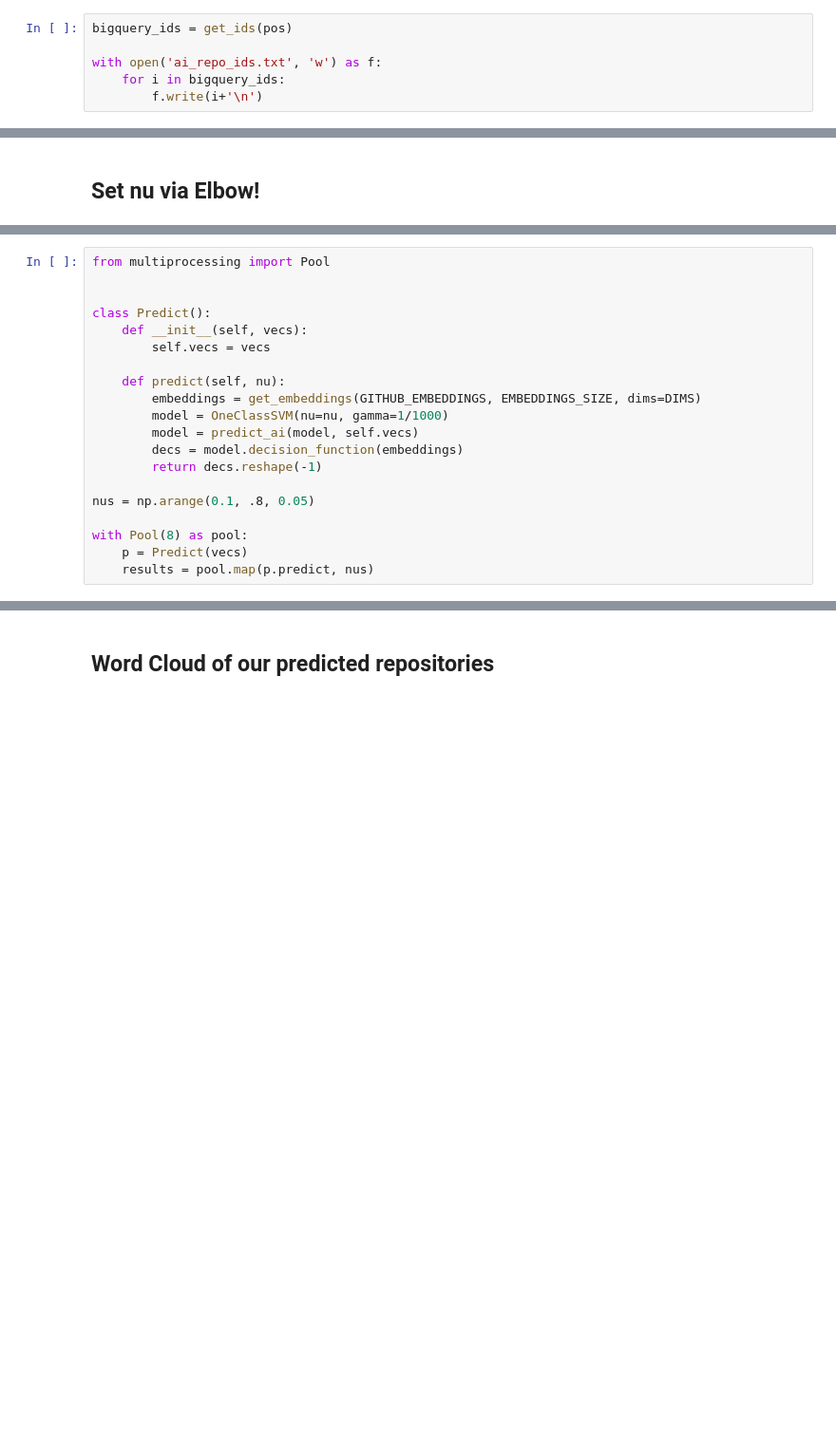
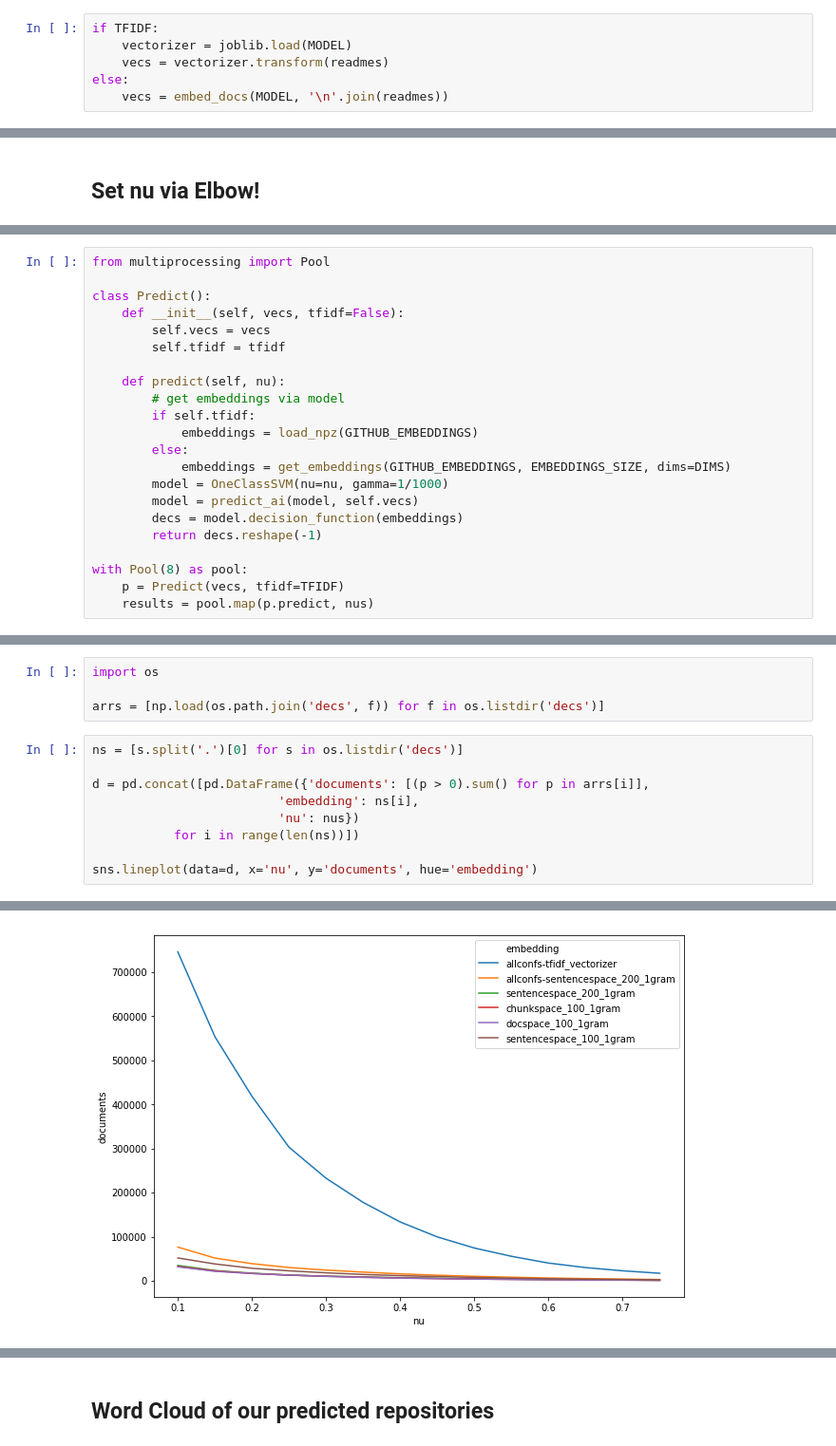
Before and after one commit to nandanrao/embed-software, a Jupyter notebook: test-sentence-embeddings.ipynb, the cells around one changed output, grey strips where cells are left out. Shown: that part at 95% size. Saved outputs shown, nothing was run; the diff lists cells and outputs as text; blank space fills up the shorter version.

Commit message:
comparing decision data across models

```diff
--- a/test-sentence-embeddings.ipynb
+++ b/test-sentence-embeddings.ipynb
@@ -87,9 +71,9 @@ print_random(pos)
-# %%
-bigquery_ids = get_ids(pos)
-
-with open('ai_repo_ids.txt', 'w') as f:
-    for i in bigquery_ids:
-        f.write(i+'\n')
+# %%
+if TFIDF:
+    vectorizer = joblib.load(MODEL)
+    vecs = vectorizer.transform(readmes)
+else:
+    vecs = embed_docs(MODEL, '\n'.join(readmes))
 # %% [markdown]
 ## Results
 
@@ -101,20 +87,22 @@ with open('ai_repo_ids.txt', 'w') as f:
 # %%
 from multiprocessing import Pool
 
-
 class Predict():
-    def __init__(self, vecs):
+    def __init__(self, vecs, tfidf=False):
         self.vecs = vecs
+        self.tfidf = tfidf
 
     def predict(self, nu):
-        embeddings = get_embeddings(GITHUB_EMBEDDINGS, EMBEDDINGS_SIZE, dims=DIMS)
+        # get embeddings via model
+        if self.tfidf:
+            embeddings = load_npz(GITHUB_EMBEDDINGS)
+        else:
+            embeddings = get_embeddings(GITHUB_EMBEDDINGS, EMBEDDINGS_SIZE, dims=DIMS)
         model = OneClassSVM(nu=nu, gamma=1/1000)
         model = predict_ai(model, self.vecs)
         decs = model.decision_function(embeddings)
         return decs.reshape(-1)
 
-nus = np.arange(0.1, .8, 0.05)
-
 with Pool(8) as pool:
-    p = Predict(vecs)
+    p = Predict(vecs, tfidf=TFIDF)
     results = pool.map(p.predict, nus)
@@ -152,0 +116,14 @@ sns.distplot(dec)
+# %%
+import os
+
+arrs = [np.load(os.path.join('decs', f)) for f in os.listdir('decs')]
+# %%
+ns = [s.split('.')[0] for s in os.listdir('decs')]
+
+d = pd.concat([pd.DataFrame({'documents': [(p > 0).sum() for p in arrs[i]],
+                         'embedding': ns[i],
+                         'nu': nus})
+           for i in range(len(ns))])
+
+sns.lineplot(data=d, x='nu', y='documents', hue='embedding')
+# %% [output]
@@ -152,0 +131 @@ sns.distplot(dec)
+[figure, added]
```
Also changed, not shown: parts of 29 cells of this notebook, 3 other files.
